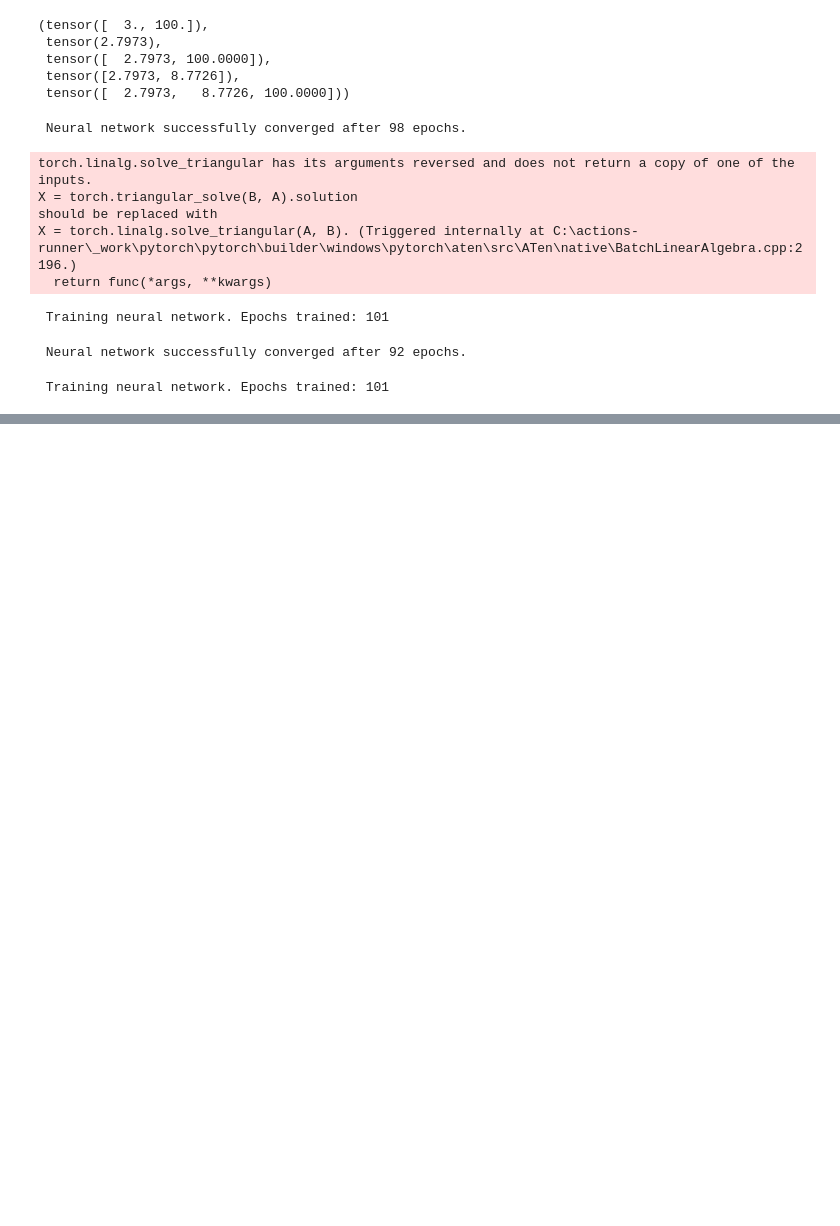
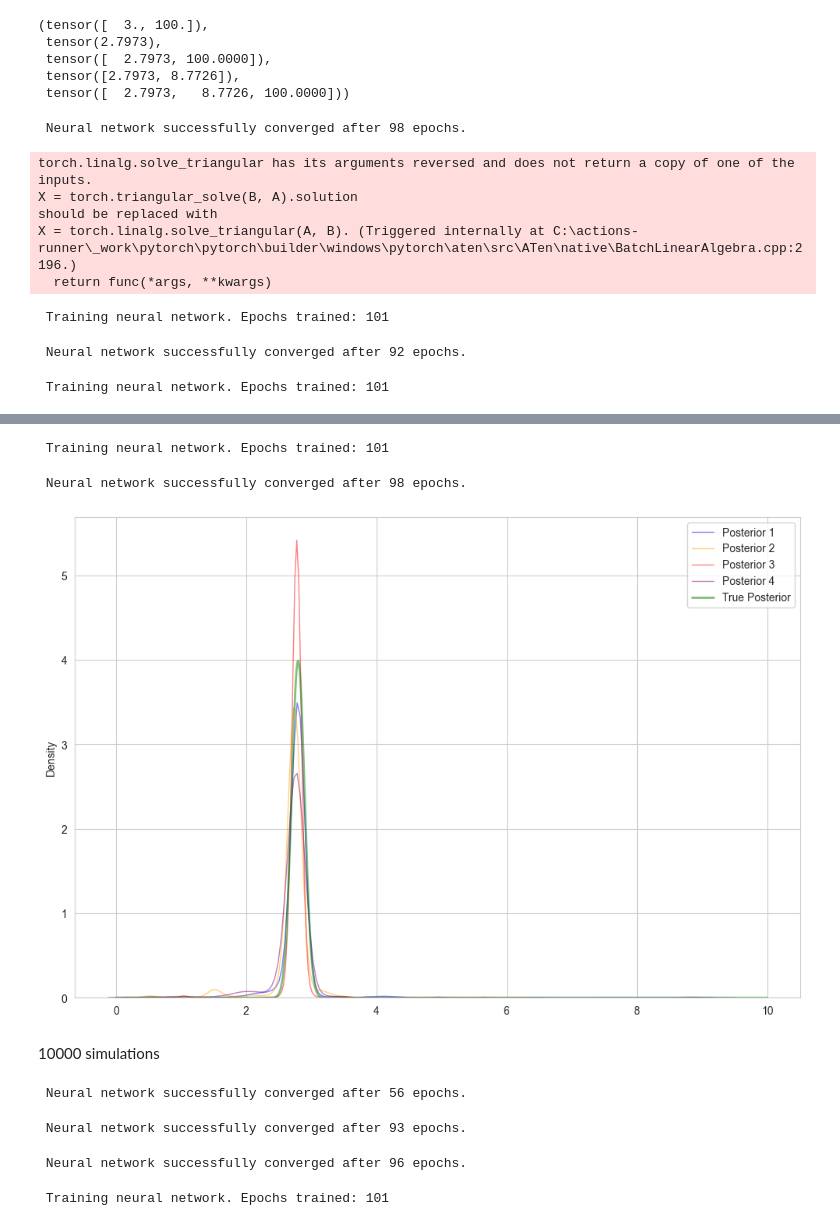
Before and after one commit to haochu-liu/likelihood-free, a Jupyter notebook: python/normal_toy/normal_toy_sbi.ipynb, the cells around one changed output, grey strips where cells are left out. Drawn from its saved outputs; the diff is of its cells as text; code cells hidden in the pictures; blank space fills up the shorter version.

```diff
--- a/python/normal_toy/normal_toy_sbi.ipynb
+++ b/python/normal_toy/normal_toy_sbi.ipynb
@@ -141,0 +181,38 @@ plt.legend()
+# %%
+posterior_3 = nrom_example_npe_c(1000, 1, prior_torch, x_o_3, simulator_torch_3)
+# %% [output]
+ Training neural network. Epochs trained: 101
+# %%
+posterior_4 = nrom_example_npe_c(1000, 1, prior_torch, x_o_4, simulator_torch_4)
+# %% [output]
+ Neural network successfully converged after 98 epochs.
+# %%
+plt.figure(figsize=(12, 8))
+sns.set_style('whitegrid')
+sns.kdeplot(posterior_1[:, 0], label='Posterior 1', color='blue', linewidth=1, alpha=0.5)
+sns.kdeplot(posterior_2[:, 0], label='Posterior 2', color='orange', linewidth=1, alpha=0.5)
+sns.kdeplot(posterior_3[:, 0], label='Posterior 3', color='red', linewidth=1, alpha=0.5)
+sns.kdeplot(posterior_4[:, 0], label='Posterior 4', color='purple', linewidth=1, alpha=0.5)
+plt.plot(theta_grid, posterior, label='True Posterior', color='green', linewidth=2, alpha=0.5)
+plt.legend()
+plt.show()
+# %% [output]
+[figure, added]
+# %% [markdown]
+10000 simulations
+# %%
+posterior_1 = nrom_example_npe_c(10000, 1, prior_torch, x_o_1, simulator_torch_1)
+# %% [output]
+ Neural network successfully converged after 56 epochs.
+# %%
+posterior_2 = nrom_example_npe_c(10000, 1, prior_torch, x_o_2, simulator_torch_2)
+# %% [output]
+ Neural network successfully converged after 93 epochs.
+# %%
+posterior_3 = nrom_example_npe_c(10000, 1, prior_torch, x_o_3, simulator_torch_3)
+# %% [output]
+ Neural network successfully converged after 96 epochs.
+# %%
+posterior_4 = nrom_example_npe_c(10000, 1, prior_torch, x_o_4, simulator_torch_4)
+# %% [output]
+ Training neural network. Epochs trained: 101
```
Also changed, not shown: parts of 14 cells of this notebook.
